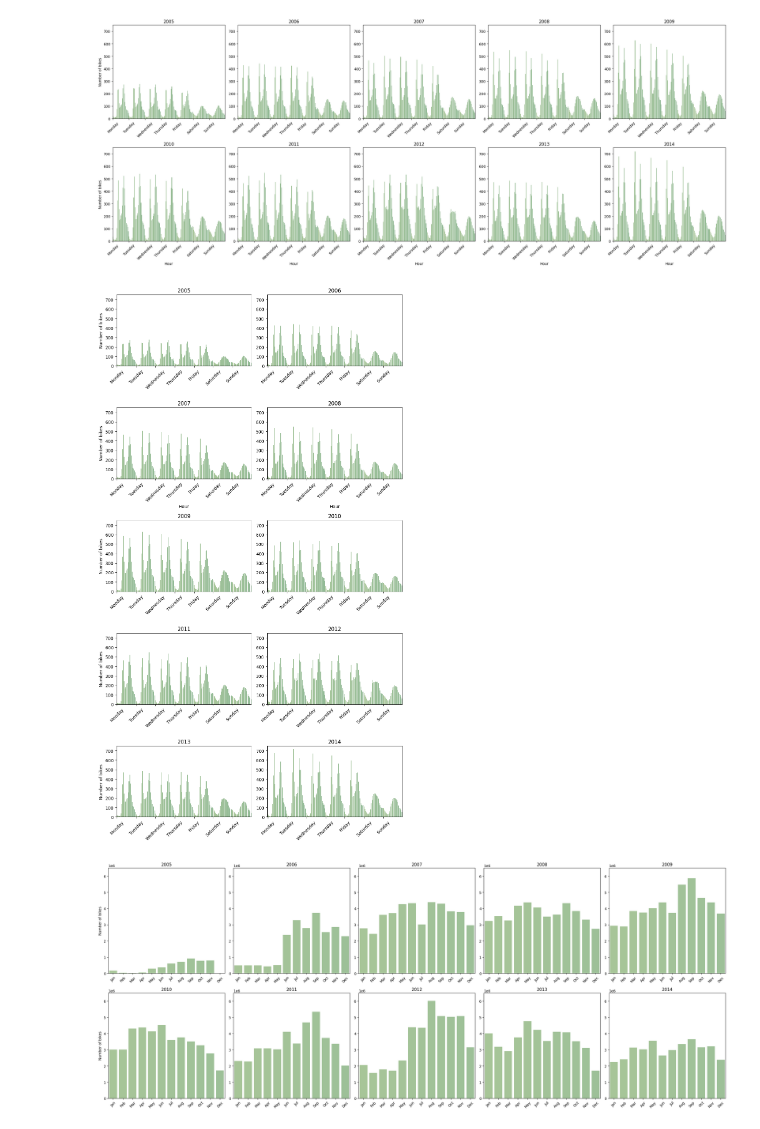
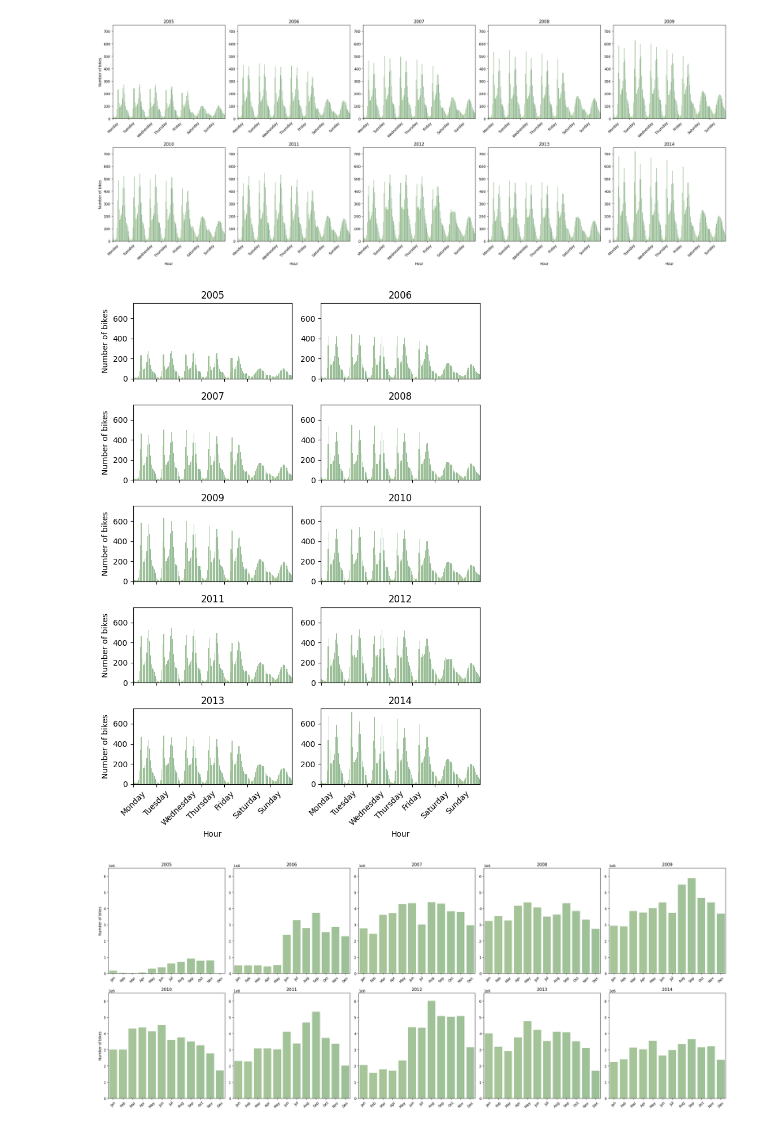
Before and after one commit to Knorsker/Knorsker.github.io, a Jupyter notebook: Part1.ipynb, the cells around one changed output. Drawn from its saved outputs; the diff is of its cells as text; code cells hidden in the pictures.

```diff
--- a/Part1.ipynb
+++ b/Part1.ipynb
@@ -99,6 +99,10 @@ fig.savefig('168hourplot.png', dpi=300, bbox_inches = "tight")
 # %% [output]
 [figure]
 # %%
+import matplotlib.pyplot as plt
+import seaborn as sns
+import pandas as pd
+
 # Define a custom diverging blue color palette
 blue_palette = sns.color_palette("crest",n_colors=24, as_cmap=True)
 
@@ -115,7 +119,7 @@ num_rows = 5
 num_cols = 2
 
 # Create a new figure and axis for the subplot
-fig, axs = plt.subplots(num_rows, num_cols, figsize=(5, 9))
+fig, axs = plt.subplots(num_rows, num_cols, figsize=(7, 10))
 
 for i, file_path in enumerate(file_paths):
     # Extract the year from the file path
@@ -136,7 +140,6 @@ for i, file_path in enumerate(file_paths):
 
     # Create a new column with the combined weekday and hour
     df['Weekday_Hour'] = df['weekdays'] + '_' + df['Hour']
-    # print(df['Weekday_Hour'])
 
     # Define the order of weekdays and hours
     weekdays = ['Monday', 'Tuesday', 'Wednesday', 'Thursday', 'Friday', 'Saturday', 'Sunday']
@@ -144,38 +147,43 @@ for i, file_path in enumerate(file_paths):
              'kl.09-10', 'kl.10-11', 'kl.11-12', 'kl.12-13', 'kl.13-14', 'kl.14-15', 'kl.15-16', 'kl.16-17', 'kl.17-18',
              'kl.18-19', 'kl.19-20', 'kl.20-21', 'kl.21-22', 'kl.22-23', 'kl.23-24']
 
     # Create a new column with the order of weekdays and hours
     df['Weekday_Hour'] = pd.Categorical(df['Weekday_Hour'], categories=[f'{weekday}_{hour}' for weekday in weekdays for hour in hours], ordered=True)
 
     # Sort the DataFrame based on the order of weekdays and hours
     df = df.sort_values('Weekday_Hour')
 
     # Plot the data on the corresponding subplot
     ax = axs[i // num_cols, i % num_cols]
     sns.barplot(data=df, x='Weekday_Hour', y='Value', ax=ax, ci=None, palette=blue_palette)
     ax.set_title(year)
 
     if i % num_cols == 0:  # Check if the subplot is in the first column
         ax.set_ylabel('Number of bikes')
     else:
         ax.set_ylabel('')  # Set empty string for y-label for other subplots
-    if i // num_cols == 1:
+
+    if i // num_cols == 4:
         ax.set_xlabel('Hour')
+        ax.set_xticks(range(0, 168, 24))  # Set ticks for weekdays
+        ax.set_xticklabels(weekdays, rotation=45)  # Set labels for weekdays
     else:
         ax.set_xlabel('')  # Set empty string for x-label for other subplots
-    ax.set_xticks(range(0, 168, 24))  # Set ticks for weekdays
-    ax.set_xticklabels(weekdays, rotation=45)  # Set labels for weekdays
+        ax.set_xticks(range(0, 168, 24))  # Set ticks for weekdays
+        ax.set_xticklabels([])  # Remove x-axis tick labels for other subplots
+
     ax.set_ylim(0, 750)  # Set y-axis limit to start from 0
     ax.grid(False)
 
 # Adjust layout to prevent overlap of subplots
 plt.tight_layout()
 
 # Show the plot
 plt.show()
-fig.savefig('168hourplot.png', dpi=300, bbox_inches = "tight")
+
+fig.savefig('168hourplot_2.png', dpi=300, bbox_inches = "tight")
 # %% [output]
-[figure, old version]
+[figure, new version]
 # %%
 # Define a custom diverging blue color palette
 blue_palette = sns.color_palette("crest",n_colors=24, as_cmap=True)
```
Also changed, not shown: 1 other file.
